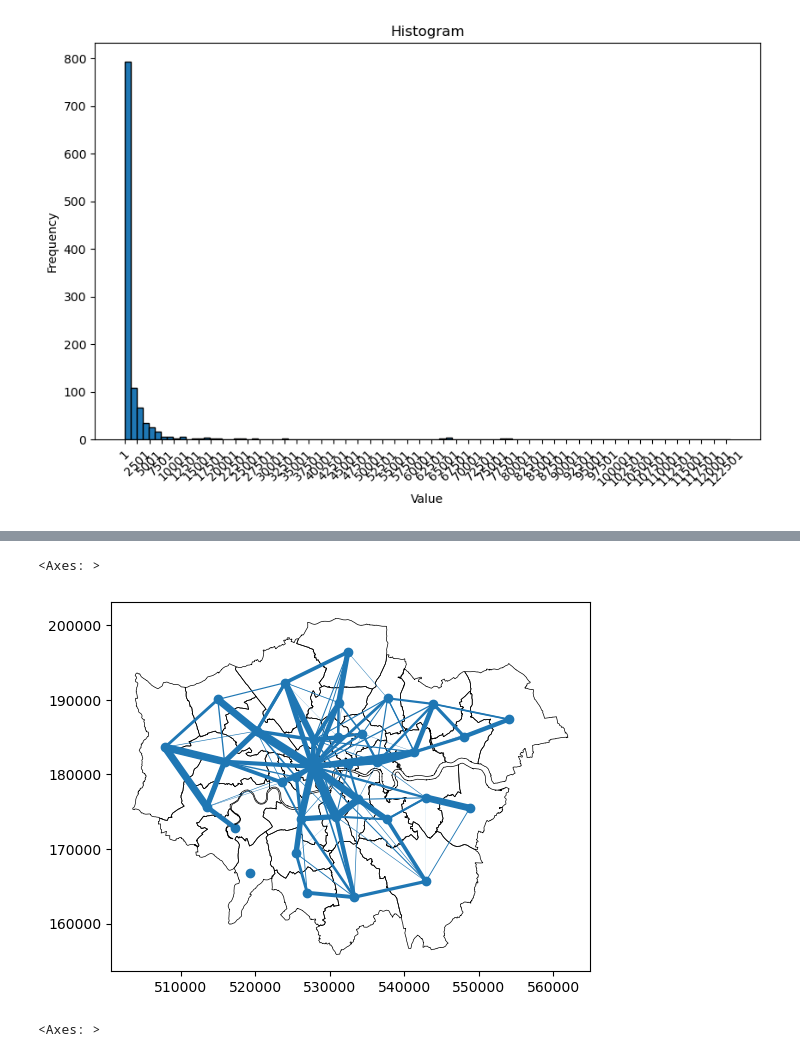
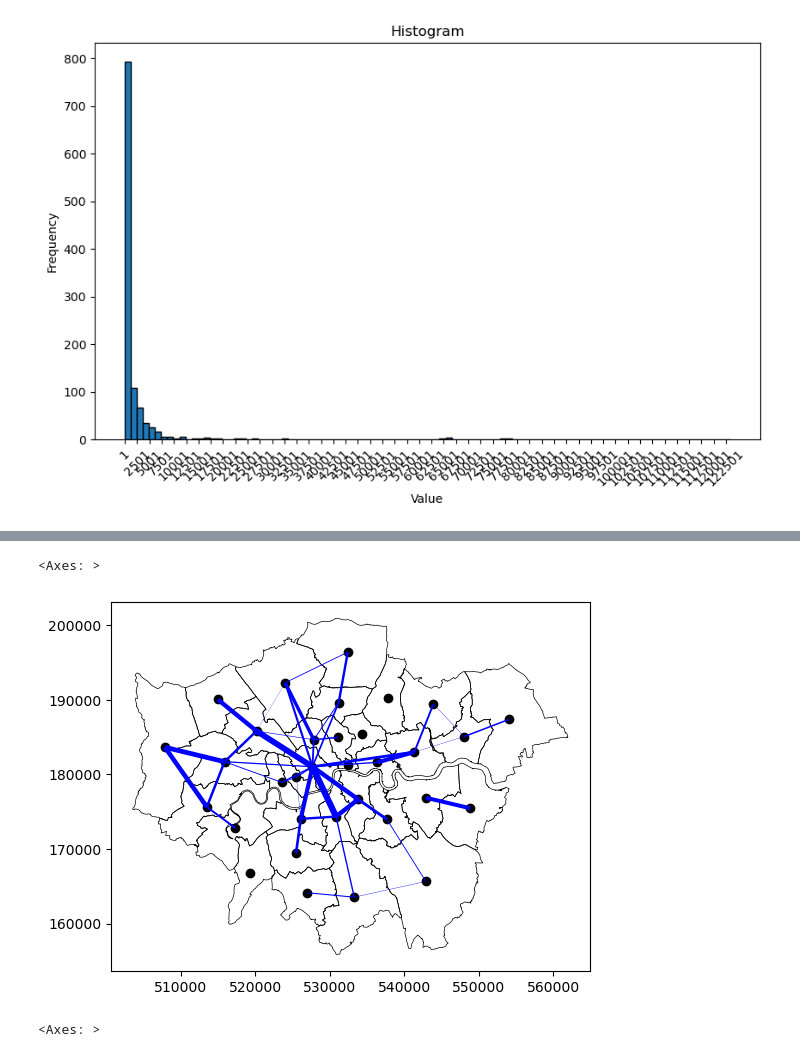
Before and after one commit to XianchenWang0421/CASA0007_Written_Investigation, a Jupyter notebook: code/data_read.ipynb, the cells around one changed output, grey strips where cells are left out. Drawn from its saved outputs; the diff is of its cells as text; code cells hidden in the pictures.

```diff
--- a/code/data_read.ipynb
+++ b/code/data_read.ipynb
@@ -296,7 +296,7 @@ plt.show()
 # %% [output]
 [figure]
 # %%
-filtered_df = df_od_flow[df_od_flow['flow'] > 2500]
+filtered_df = df_od_flow[df_od_flow['flow'] > 5000]
 filtered_df.info()
 # %% [output]
 <class 'geopandas.geodataframe.GeoDataFrame'>
@@ -326,3 +317,5 @@ filtered_df.head()
+# %%
+filtered_df = filtered_df.reset_index(drop=True)
 # %%
 min_value = filtered_df['flow'].min()
 max_value = filtered_df['flow'].max()
@@ -340,11 +324,11 @@ filtered_df.head()
 # %%
 London_borough = gpd.read_file("../data/London_borough.zip", driver="ESRI Shapefile")
-ax = gdf.plot()
-filtered_df.plot(ax=ax, linewidth = filtered_df['flow_normalize'] * 100)
+ax = gdf.plot(color='black')
+filtered_df.plot(ax=ax, linewidth=filtered_df['flow_normalize'] * 100, color='blue')
 London_borough.plot(ax=ax, edgecolor='black', facecolor='none', linewidth=0.5)
 # %% [output]
 <Axes: >
-[figure, old version]
+[figure, new version]
 # %%
 from sklearn.cluster import KMeans
 from sklearn.preprocessing import StandardScaler
```
Also changed, not shown: parts of 42 cells of this notebook.
